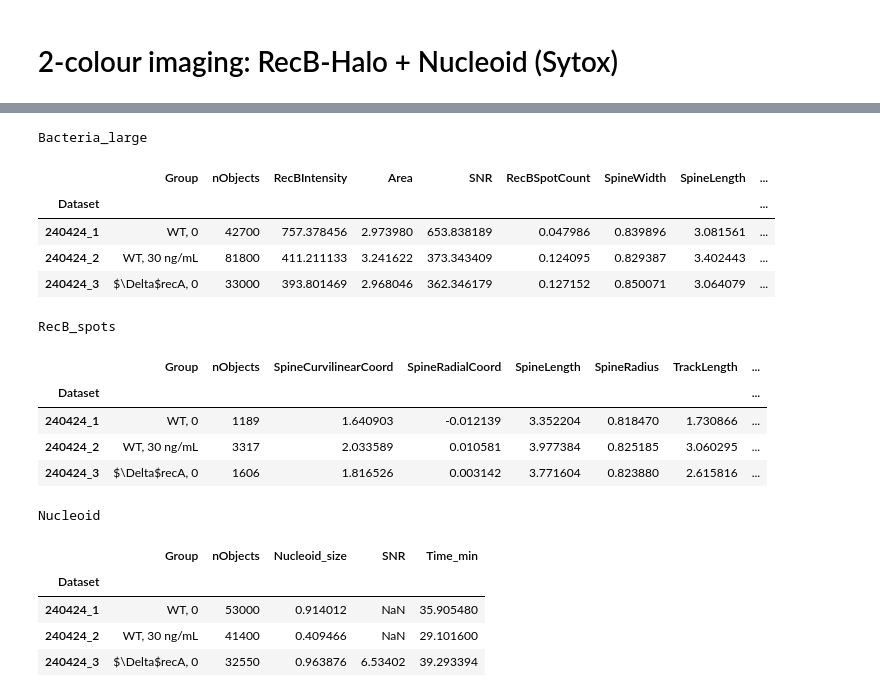
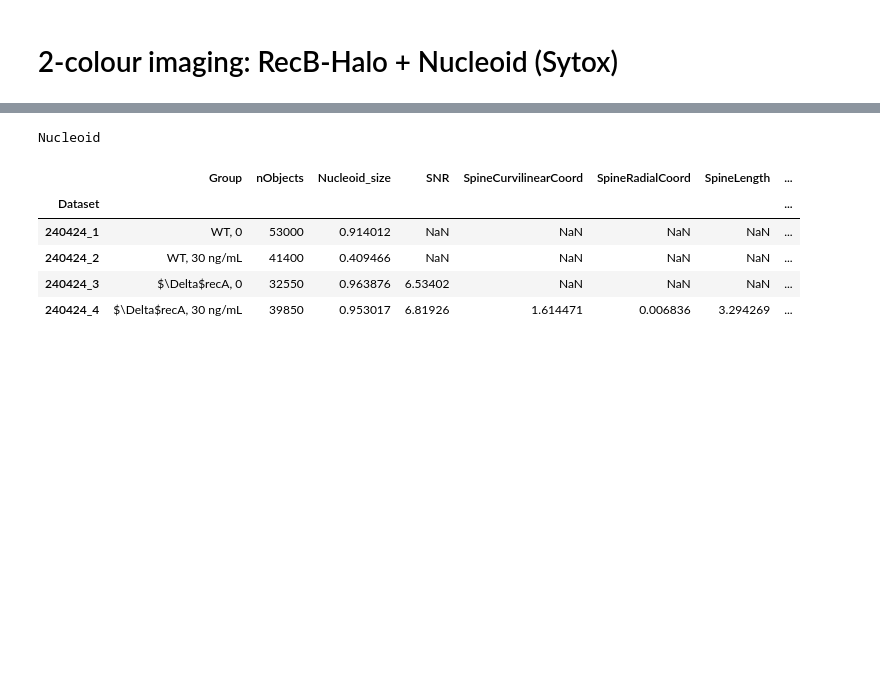
Before and after one commit to DanielThedie/RecB_article, a Jupyter notebook: Notebooks/3_Mutants/Sytox_data.ipynb, the cells around one changed output, grey strips where cells are left out. Cells and saved outputs as stored; diff of their text form; code cells hidden in the pictures; blank space fills up the shorter version.

```diff
--- a/Notebooks/3_Mutants/Sytox_data.ipynb
+++ b/Notebooks/3_Mutants/Sytox_data.ipynb
@@ -20,24 +21,13 @@ Dataset 240424_3: loaded objects ['Bacteria_large', 'RecB_spots', 'RecB_raw', 'N
 # %%
-data.describe()
+data.describe(object_name='Nucleoid')
 # %% [output]
-Bacteria_large
+Nucleoid
-|  | Group | nObjects | RecBIntensity | Area | SNR | RecBSpotCount | SpineWidth | SpineLength | ... |
-| Dataset |  |  |  |  |  |  |  |  | ... |
-| 240424_1 | WT, 0 | 42700 | 757.378456 | 2.973980 | 653.838189 | 0.047986 | 0.839896 | 3.081561 | ... |
-| 240424_2 | WT, 30 ng/mL | 81800 | 411.211133 | 3.241622 | 373.343409 | 0.124095 | 0.829387 | 3.402443 | ... |
-| 240424_3 | $\Delta$recA, 0 | 33000 | 393.801469 | 2.968046 | 362.346179 | 0.127152 | 0.850071 | 3.064079 | ... |
+|  | Group | nObjects | Nucleoid_size | SNR | SpineCurvilinearCoord | SpineRadialCoord | SpineLength | ... |
+| Dataset |  |  |  |  |  |  |  | ... |
+| 240424_1 | WT, 0 | 53000 | 0.914012 | NaN | NaN | NaN | NaN | ... |
+| 240424_2 | WT, 30 ng/mL | 41400 | 0.409466 | NaN | NaN | NaN | NaN | ... |
+| 240424_3 | $\Delta$recA, 0 | 32550 | 0.963876 | 6.53402 | NaN | NaN | NaN | ... |
+| 240424_4 | $\Delta$recA, 30 ng/mL | 39850 | 0.953017 | 6.81926 | 1.614471 | 0.006836 | 3.294269 | ... |
-RecB_spots
-|  | Group | nObjects | SpineCurvilinearCoord | SpineRadialCoord | SpineLength | SpineRadius | TrackLength | ... |
-| Dataset |  |  |  |  |  |  |  | ... |
-| 240424_1 | WT, 0 | 1189 | 1.640903 | -0.012139 | 3.352204 | 0.818470 | 1.730866 | ... |
-| 240424_2 | WT, 30 ng/mL | 3317 | 2.033589 | 0.010581 | 3.977384 | 0.825185 | 3.060295 | ... |
-| 240424_3 | $\Delta$recA, 0 | 1606 | 1.816526 | 0.003142 | 3.771604 | 0.823880 | 2.615816 | ... |
-Nucleoid
-|  | Group | nObjects | Nucleoid_size | SNR | Time_min |
-| Dataset |  |  |  |  |  |
-| 240424_1 | WT, 0 | 53000 | 0.914012 | NaN | 35.905480 |
-| 240424_2 | WT, 30 ng/mL | 41400 | 0.409466 | NaN | 29.101600 |
-| 240424_3 | $\Delta$recA, 0 | 32550 | 0.963876 | 6.53402 | 39.293394 |
 # %%
 (
     so.Plot(data.Nucleoid, x='Nucleoid_size', color='Group')
```
Also changed, not shown: parts of 4 cells of this notebook.
